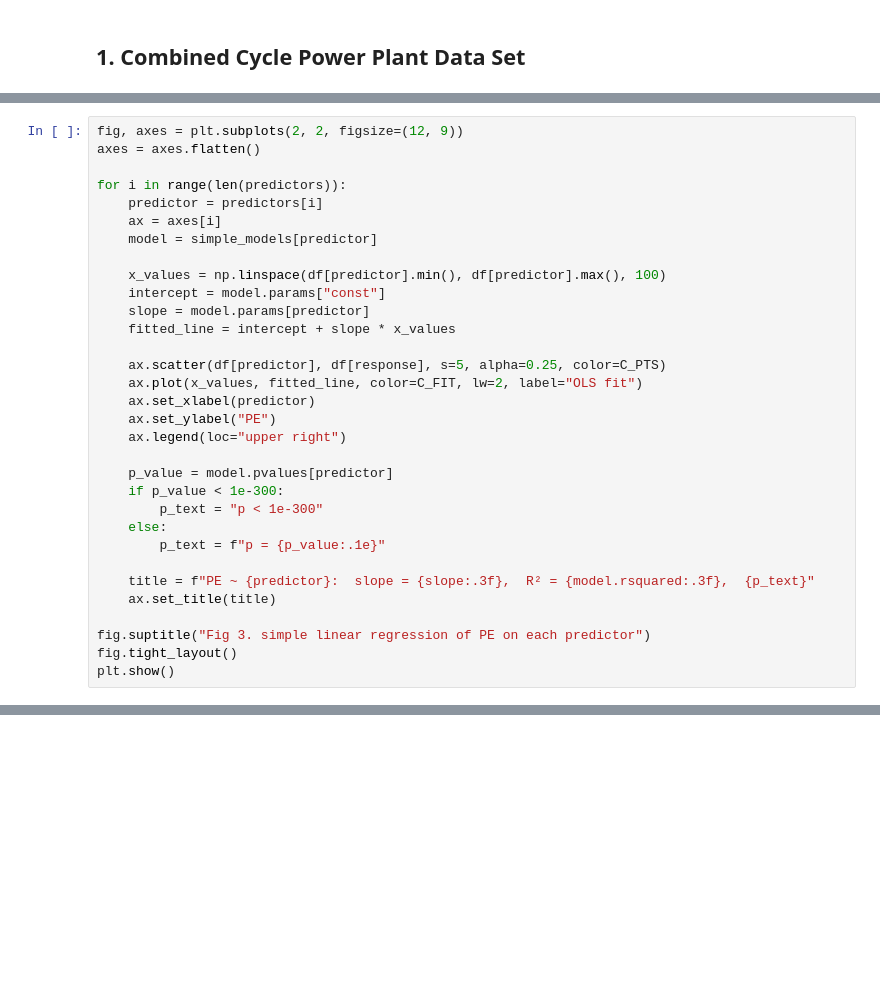
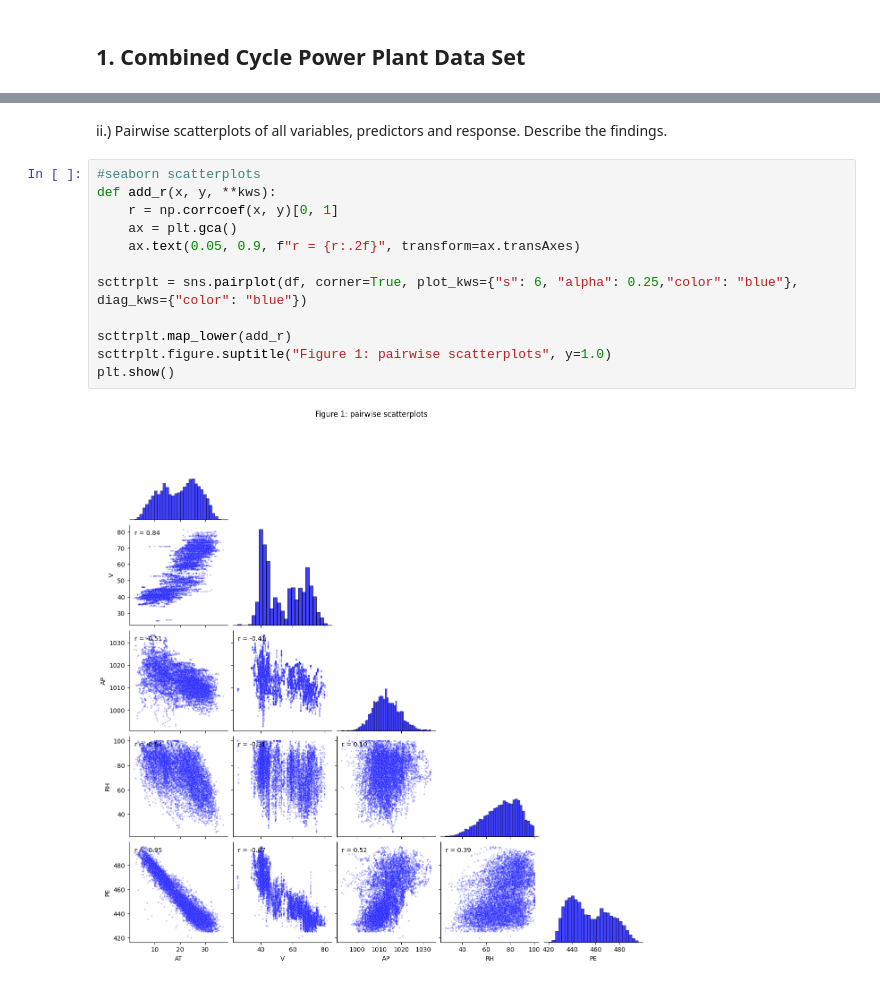
Before and after one commit to garciar8-port/dsci552-hw-2, a Jupyter notebook: Garcia_Rodrigo_HW2.ipynb, the cells around one changed output, grey strips where cells are left out. Saved outputs shown, nothing was run; the diff lists cells and outputs as text; blank space fills up the shorter version.

```diff
--- a/Garcia_Rodrigo_HW2.ipynb
+++ b/Garcia_Rodrigo_HW2.ipynb
@@ -190,32 +37,0 @@ simple_tbl
-# %%
-fig, axes = plt.subplots(2, 2, figsize=(12, 9))
-axes = axes.flatten()
-
-for i in range(len(predictors)):
-    predictor = predictors[i]
-    ax = axes[i]
-    model = simple_models[predictor]
-
-    x_values = np.linspace(df[predictor].min(), df[predictor].max(), 100)
-    intercept = model.params["const"]
-    slope = model.params[predictor]
-    fitted_line = intercept + slope * x_values
-
-    ax.scatter(df[predictor], df[response], s=5, alpha=0.25, color=C_PTS)
-    ax.plot(x_values, fitted_line, color=C_FIT, lw=2, label="OLS fit")
-    ax.set_xlabel(predictor)
-    ax.set_ylabel("PE")
-    ax.legend(loc="upper right")
-
-    p_value = model.pvalues[predictor]
-    if p_value < 1e-300:
-        p_text = "p < 1e-300"
-    else:
-        p_text = f"p = {p_value:.1e}"
-
-    title = f"PE ~ {predictor}:  slope = {slope:.3f},  R² = {model.rsquared:.3f},  {p_text}"
-    ax.set_title(title)
-
-fig.suptitle("Fig 3. simple linear regression of PE on each predictor")
-fig.tight_layout()
-plt.show()
@@ -290,0 +86,16 @@ Fit PE on all four predictors together. Each coefficient now accounts for the ot
+# %% [markdown]
+ii.) Pairwise scatterplots of all variables, predictors and response. Describe the findings.
+# %%
+#seaborn scatterplots
+def add_r(x, y, **kws):
+    r = np.corrcoef(x, y)[0, 1]
+    ax = plt.gca()
+    ax.text(0.05, 0.9, f"r = {r:.2f}", transform=ax.transAxes)
+
+scttrplt = sns.pairplot(df, corner=True, plot_kws={"s": 6, "alpha": 0.25,"color": "blue"}, diag_kws={"color": "blue"})
+
+scttrplt.map_lower(add_r)
+scttrplt.figure.suptitle("Figure 1: pairwise scatterplots", y=1.0)
+plt.show()
+# %% [output]
+[figure, added]
```
Also changed, not shown: parts of 100 cells of this notebook, 2 other files.
